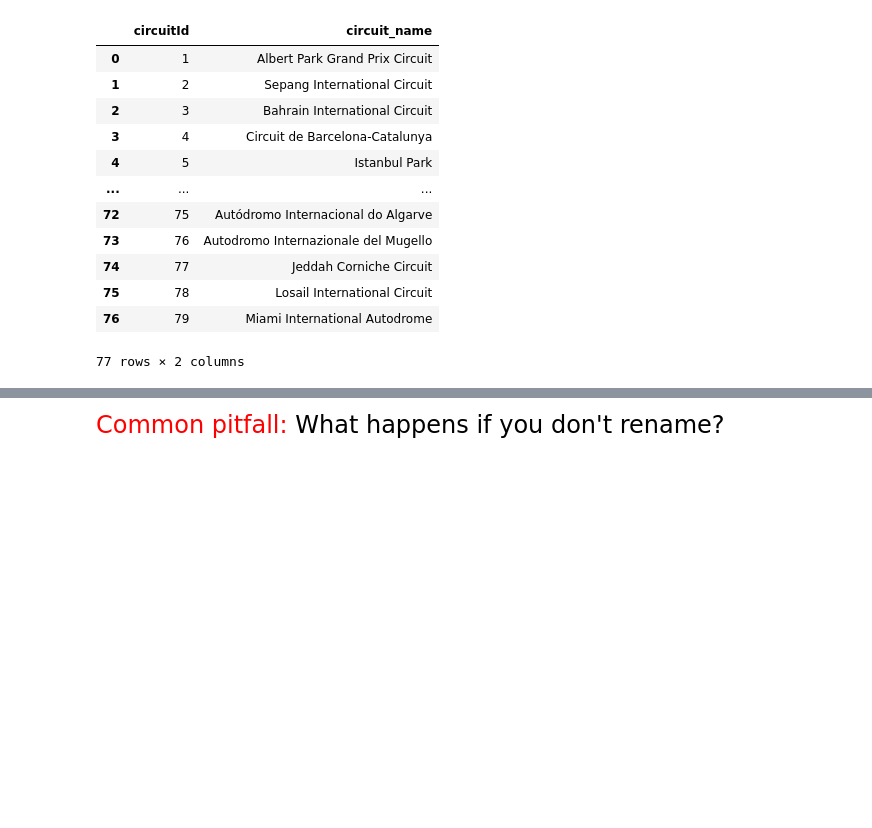
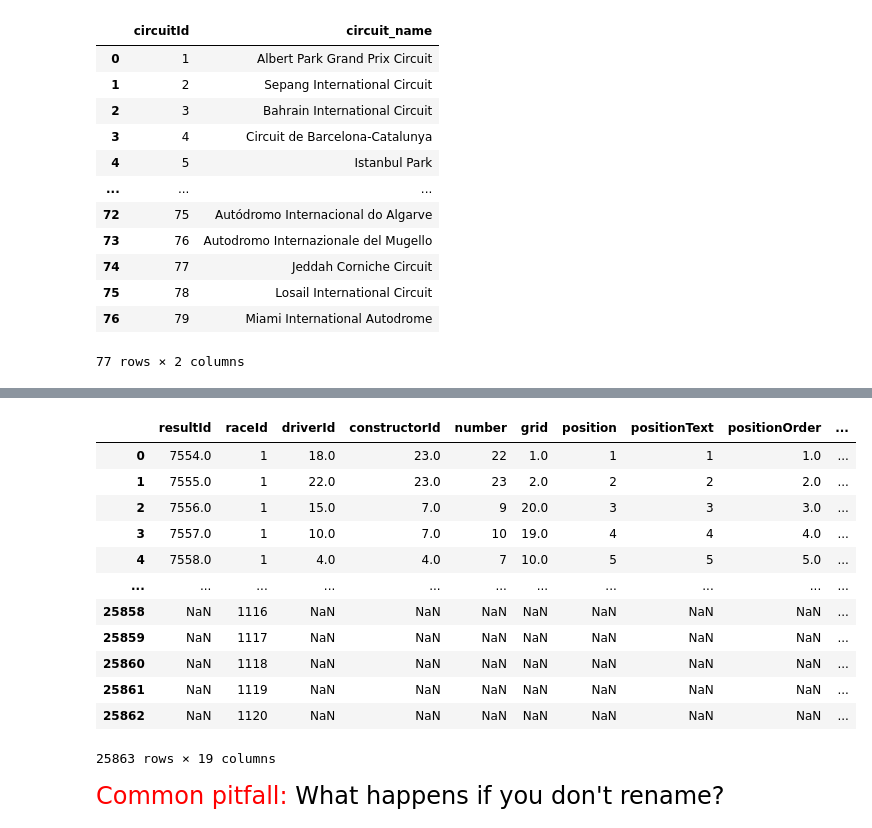
Before and after one commit to jonathanzhang-cs/emoryQTM151, a Jupyter notebook: Lecture 15/Lecture 15 copy.ipynb, the cells around one changed output, grey strips where cells are left out. Cells and saved outputs as stored; diff of their text form; code cells hidden in the pictures; blank space fills up the shorter version.

```diff
--- a/Lecture 15/Lecture 15 copy.ipynb
+++ b/Lecture 15/Lecture 15 copy.ipynb
@@ -185,10 +185,25 @@ races_merge = pd.merge(races_raw,
 # %%
 # Another example of merging
 
 results_merge = pd.merge(results_raw,
                          races_raw[["raceId","date"]],
                          on = "raceId",
                          how = "left")
+results_merge
+# %% [output]
+|  | resultId | raceId | driverId | constructorId | number | grid | position | positionText | positionOrder | ... |
+| 0 | 7554.0 | 1 | 18.0 | 23.0 | 22 | 1.0 | 1 | 1 | 1.0 | ... |
+| 1 | 7555.0 | 1 | 22.0 | 23.0 | 23 | 2.0 | 2 | 2 | 2.0 | ... |
+| 2 | 7556.0 | 1 | 15.0 | 7.0 | 9 | 20.0 | 3 | 3 | 3.0 | ... |
+| 3 | 7557.0 | 1 | 10.0 | 7.0 | 10 | 19.0 | 4 | 4 | 4.0 | ... |
+| 4 | 7558.0 | 1 | 4.0 | 4.0 | 7 | 10.0 | 5 | 5 | 5.0 | ... |
+| ... | ... | ... | ... | ... | ... | ... | ... | ... | ... | ... |
+| 25858 | NaN | 1116 | NaN | NaN | NaN | NaN | NaN | NaN | NaN | ... |
+| 25859 | NaN | 1117 | NaN | NaN | NaN | NaN | NaN | NaN | NaN | ... |
+| 25860 | NaN | 1118 | NaN | NaN | NaN | NaN | NaN | NaN | NaN | ... |
+| 25861 | NaN | 1119 | NaN | NaN | NaN | NaN | NaN | NaN | NaN | ... |
+| 25862 | NaN | 1120 | NaN | NaN | NaN | NaN | NaN | NaN | NaN | ... |
+25863 rows × 19 columns
 # %% [markdown]
 <font size = "5">
 <span style="color:red"> Common pitfall: </span> What happens if you don't rename?
```
